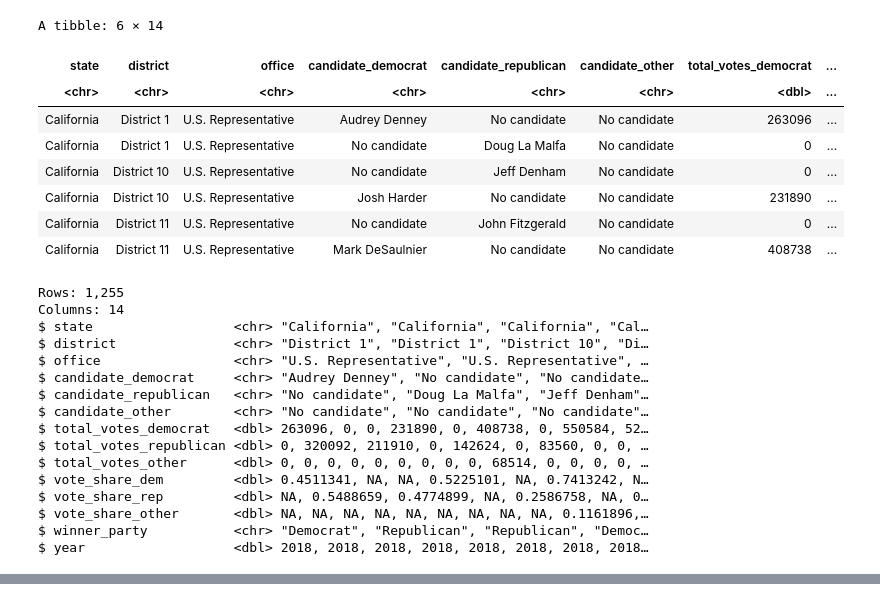
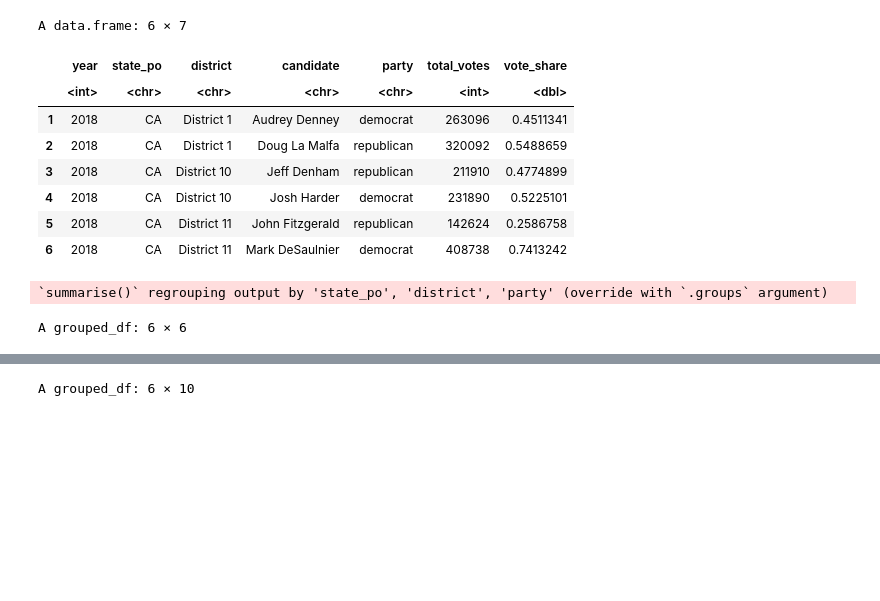
Before and after one commit to michael-bonitati-1117/final_project, a Jupyter notebook: House_Flips.ipynb, the cells around one changed output, grey strips where cells are left out. Drawn from its saved outputs; the diff is of its cells as text; code cells hidden in the pictures; blank space fills up the shorter version.

```diff
--- a/House_Flips.ipynb
+++ b/House_Flips.ipynb
@@ -45,55 +56,54 @@ A data.frame: 6 × 18
 # %%
 ## Reformat data to wide
 
-CD_results_2018_wide <- CD_results_2018 %>%
-    filter(special == FALSE, writein == FALSE, stage == "gen") %>%
-    select(-c("state_fips", "state_cen", "state_ic", "special", "writein", "mode", "unofficial", "version")) %>%
-    mutate(row = row_number(),
-          party = replace(party, !party %in% c("democrat","republican"), "other"),
-          vote_share = candidatevotes / totalvotes) %>%
-    rename(total_votes = candidatevotes) %>%
-    pivot_wider(id_cols = c("state", "district", "office", "row"), names_from = party, values_from = c("candidate", "total_votes", "vote_share")) %>%
+CD_results_2018_temp <- CD_results_2018 %>%
+    filter(special == FALSE,
+           writein == FALSE,
+           stage == "gen",
+           party %in% c("democrat", "republican")) %>%
+    mutate(vote_share = candidatevotes / totalvotes) %>%
+    select(-c("state", "state_fips", "state_cen", "state_ic", "special", "office", "writein", "stage", "mode", "unofficial", "version", "totalvotes")) %>%
+    rename(total_votes = candidatevotes)
+
+head(CD_results_2018_temp)
+
+CD_results_2018_temp_2 <- CD_results_2018_temp %>%
+    group_by(state_po, district, party, candidate) %>%
+    summarize(total_votes = sum(total_votes),
+              vote_share = sum(vote_share))
+
+head(CD_results_2018_temp_2)
+
+
+CD_results_2018_wide <- CD_results_2018_temp_2 %>%
+    mutate(row = row_number()) %>%
+    pivot_wider(id_cols = c("state_po", "district", "row"), names_from = party, values_from = c("candidate", "total_votes", "vote_share")) %>%
     mutate(candidate_democrat = replace_na(candidate_democrat, "No candidate"),
             candidate_republican = replace_na(candidate_republican, "No candidate"),
-            candidate_other = replace_na(candidate_other, "No candidate"),
             total_votes_democrat = replace_na(total_votes_democrat, 0),
             total_votes_republican = replace_na(total_votes_republican, 0),
-            total_votes_other = replace_na(total_votes_other, 0),
-            winner_party = case_when(total_votes_democrat > total_votes_republican & total_votes_democrat > total_votes_other ~ "Democrat",
-                              total_votes_republican > total_votes_democrat & total_votes_republican > total_votes_other ~ "Republican",
-                              TRUE ~ "Other")) %>%
+            winner_party = case_when(total_votes_democrat > total_votes_republican ~ "Democrat",
+                              total_votes_republican > total_votes_democrat ~ "Republican",
+                              TRUE ~ "Other"),
+            district = word(district, 2)) %>%
     select(-row) %>%
     rename(vote_share_dem = vote_share_democrat,
           vote_share_rep = vote_share_republican) %>%
     mutate(year = 2018)
 
 
 head(CD_results_2018_wide)
 
 glimpse(CD_results_2018_wide)
 # %% [output]
-A tibble: 6 × 14
+A data.frame: 6 × 7
-| state | district | office | candidate_democrat | candidate_republican | candidate_other | total_votes_democrat | ... |
-| <chr> | <chr> | <chr> | <chr> | <chr> | <chr> | <dbl> | ... |
-| California | District 1 | U.S. Representative | Audrey Denney | No candidate | No candidate | 263096 | ... |
-| California | District 1 | U.S. Representative | No candidate | Doug La Malfa | No candidate | 0 | ... |
-| California | District 10 | U.S. Representative | No candidate | Jeff Denham | No candidate | 0 | ... |
-| California | District 10 | U.S. Representative | Josh Harder | No candidate | No candidate | 231890 | ... |
-| California | District 11 | U.S. Representative | No candidate | John Fitzgerald | No candidate | 0 | ... |
-| California | District 11 | U.S. Representative | Mark DeSaulnier | No candidate | No candidate | 408738 | ... |
+|  | year | state_po | district | candidate | party | total_votes | vote_share |
+|  | <int> | <chr> | <chr> | <chr> | <chr> | <int> | <dbl> |
+| 1 | 2018 | CA | District 1 | Audrey Denney | democrat | 263096 | 0.4511341 |
+| 2 | 2018 | CA | District 1 | Doug La Malfa | republican | 320092 | 0.5488659 |
+| 3 | 2018 | CA | District 10 | Jeff Denham | republican | 211910 | 0.4774899 |
+| 4 | 2018 | CA | District 10 | Josh Harder | democrat | 231890 | 0.5225101 |
+| 5 | 2018 | CA | District 11 | John Fitzgerald | republican | 142624 | 0.2586758 |
+| 6 | 2018 | CA | District 11 | Mark DeSaulnier | democrat | 408738 | 0.7413242 |
-Rows: 1,255
-Columns: 14
-$ state                  <chr> "California", "California", "California", "Cal…
-$ district               <chr> "District 1", "District 1", "District 10", "Di…
-$ office                 <chr> "U.S. Representative", "U.S. Representative", …
-$ candidate_democrat     <chr> "Audrey Denney", "No candidate", "No candidate…
-$ candidate_republican   <chr> "No candidate", "Doug La Malfa", "Jeff Denham"…
-$ candidate_other        <chr> "No candidate", "No candidate", "No candidate"…
-$ total_votes_democrat   <dbl> 263096, 0, 0, 231890, 0, 408738, 0, 550584, 52…
-$ total_votes_republican <dbl> 0, 320092, 211910, 0, 142624, 0, 83560, 0, 0, …
-$ total_votes_other      <dbl> 0, 0, 0, 0, 0, 0, 0, 0, 0, 68514, 0, 0, 0, 0, …
-$ vote_share_dem         <dbl> 0.4511341, NA, NA, 0.5225101, NA, 0.7413242, N…
-$ vote_share_rep         <dbl> NA, 0.5488659, 0.4774899, NA, 0.2586758, NA, 0…
-$ vote_share_other       <dbl> NA, NA, NA, NA, NA, NA, NA, NA, NA, 0.1161896,…
-$ winner_party           <chr> "Democrat", "Republican", "Republican", "Democ…
-$ year                   <dbl> 2018, 2018, 2018, 2018, 2018, 2018, 2018, 2018…
+`summarise()` regrouping output by 'state_po', 'district', 'party' (override with `.groups` argument)
+A grouped_df: 6 × 6
@@ -99,0 +118 @@ $ year                   <dbl> 2018, 2018, 2018, 2018, 2018, 2018, 2018, 2018…
+A grouped_df: 6 × 10
```
Also changed, not shown: parts of 18 cells of this notebook, 2 other files.
